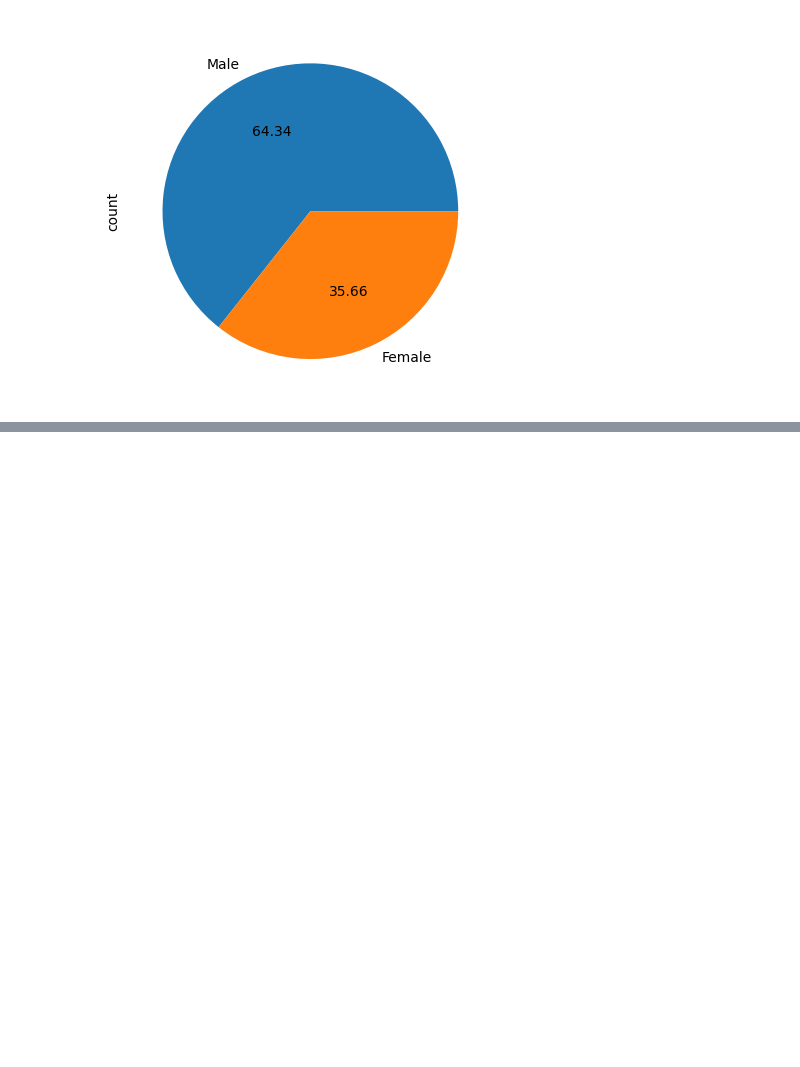
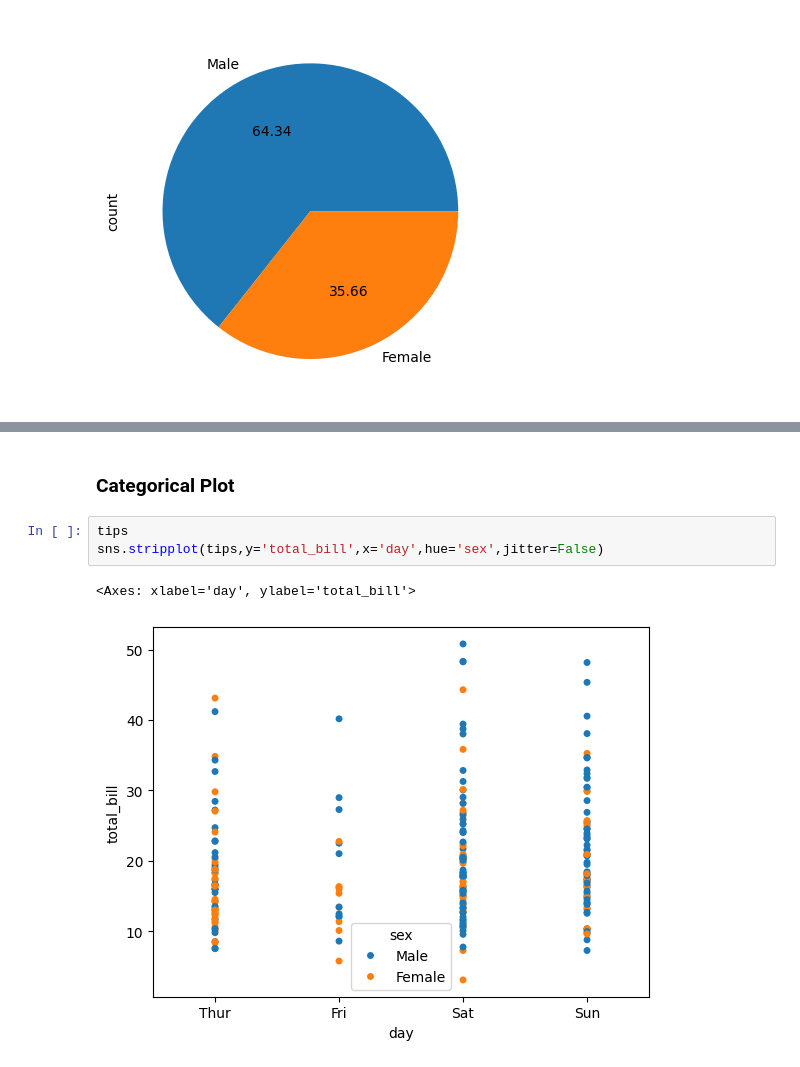
Before and after one commit to Prince-techh/ML_learning, a Jupyter notebook: Seaborn.ipynb, the cells around one changed output, grey strips where cells are left out. Cells and saved outputs as stored; diff of their text form; blank space fills up the shorter version.

```diff
--- a/Seaborn.ipynb
+++ b/Seaborn.ipynb
@@ -296,0 +328,8 @@ df['sex'].value_counts().plot(kind="pie",autopct="%.2f")
+# %% [markdown]
+### **Categorical Plot**
+# %%
+tips
+sns.stripplot(tips,y='total_bill',x='day',hue='sex',jitter=False)
+# %% [output]
+<Axes: xlabel='day', ylabel='total_bill'>
+[figure, added]
```
Also changed, not shown: parts of 7 cells of this notebook.
